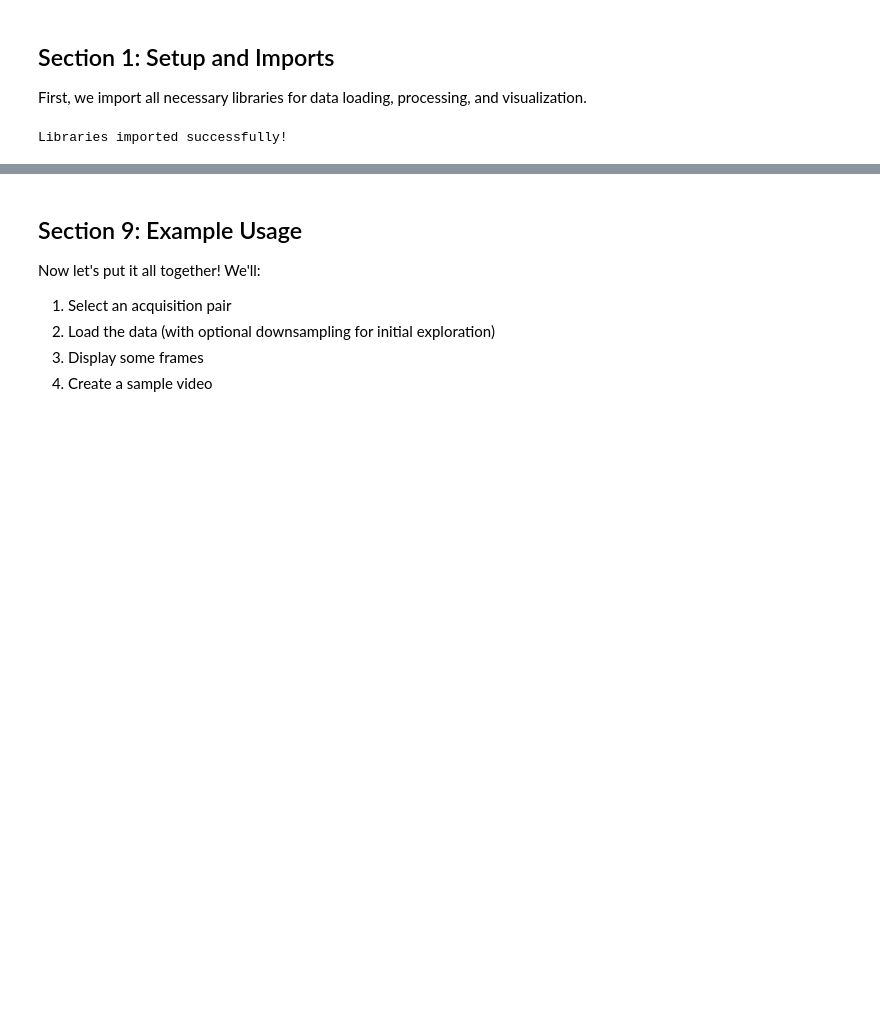
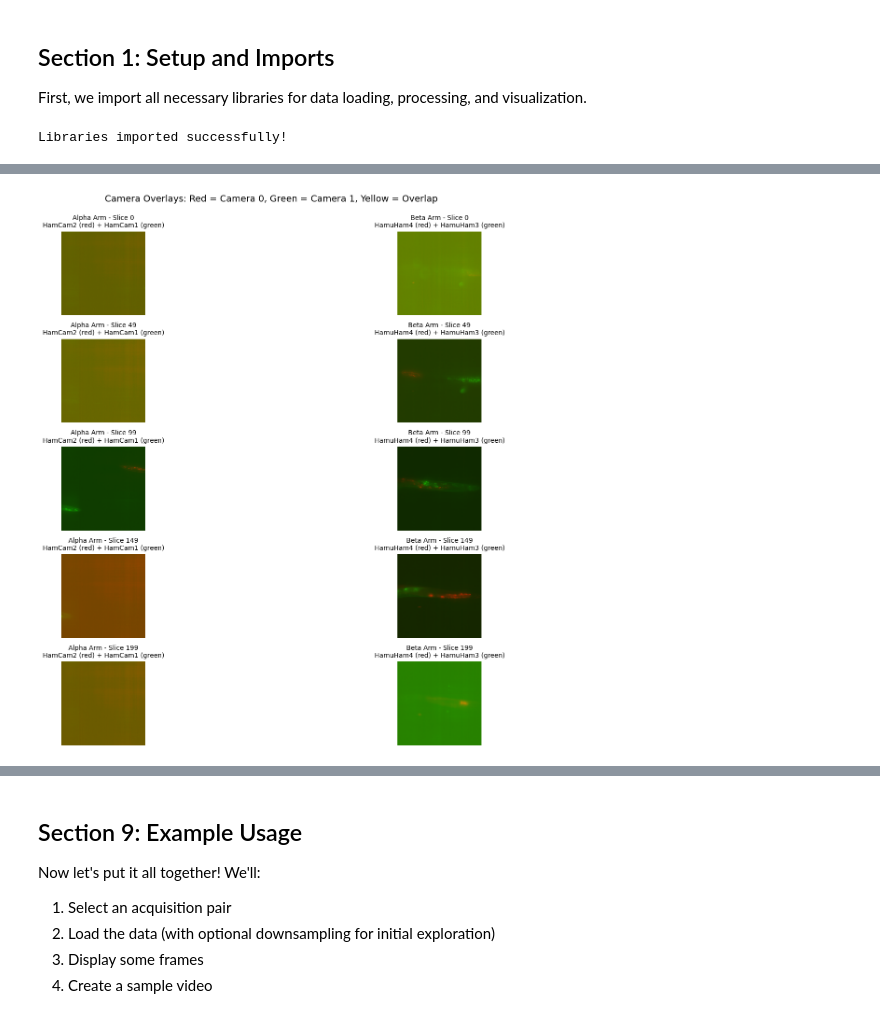
Before and after one commit to qsimeon/dispim_data, a Jupyter notebook: dispim_visualization.ipynb, the cells around one changed output, grey strips where cells are left out. Cells and saved outputs as stored; diff of their text form; code cells hidden in the pictures; blank space fills up the shorter version.

```diff
--- a/dispim_visualization.ipynb
+++ b/dispim_visualization.ipynb
@@ -970,0 +63,6 @@ Interactive viewer class defined!
+# %%
+# Discover all acquisitions
+acquisitions = discover_acquisitions('./datasets')
+print(f"Found {len(acquisitions)} acquisition pairs:")
+for i, acq in enumerate(acquisitions):
+    print(f"  {i+1}. {acq['condition']}/{acq['run']}: alpha={acq['alpha_path'].name}, beta={acq['beta_path'].name}")
@@ -970,0 +83,13 @@ Interactive viewer class defined!
+# %%
+# Select an acquisition to work with
+# You can change this index to select a different acquisition
+ACQUISITION_INDEX = 0  # 0 = first acquisition, 1 = second, etc.
+
+if len(acquisitions) > ACQUISITION_INDEX:
+    selected_acq = acquisitions[ACQUISITION_INDEX]
+    print(f"Selected acquisition: {selected_acq['condition']}/{selected_acq['run']}")
+    print(f"  Alpha: {selected_acq['alpha_path'].name}")
+    print(f"  Beta: {selected_acq['beta_path'].name}")
+else:
+    print(f"Error: Acquisition index {ACQUISITION_INDEX} not available. Found {len(acquisitions)} acquisitions.")
+    selected_acq = None
@@ -970,0 +220,18 @@ Interactive viewer class defined!
+# %%
+# Display camera overlays for multiple sample slices
+if alpha_data is not None and beta_data is not None:
+    # Display overlays for 5 sample slices across the volume
+    fig = display_camera_overlays(
+        alpha_data,
+        beta_data,
+        alpha_meta,
+        beta_meta,
+        slice_indices=None,  # Will sample evenly across volume
+        num_samples=5,
+        figsize=(20, 12)
+    )
+    plt.show()
+else:
+    print("No data loaded to display overlays.")
+# %% [output]
+[figure, added]
```
Also changed, not shown: parts of 33 cells of this notebook, 1 other file.
